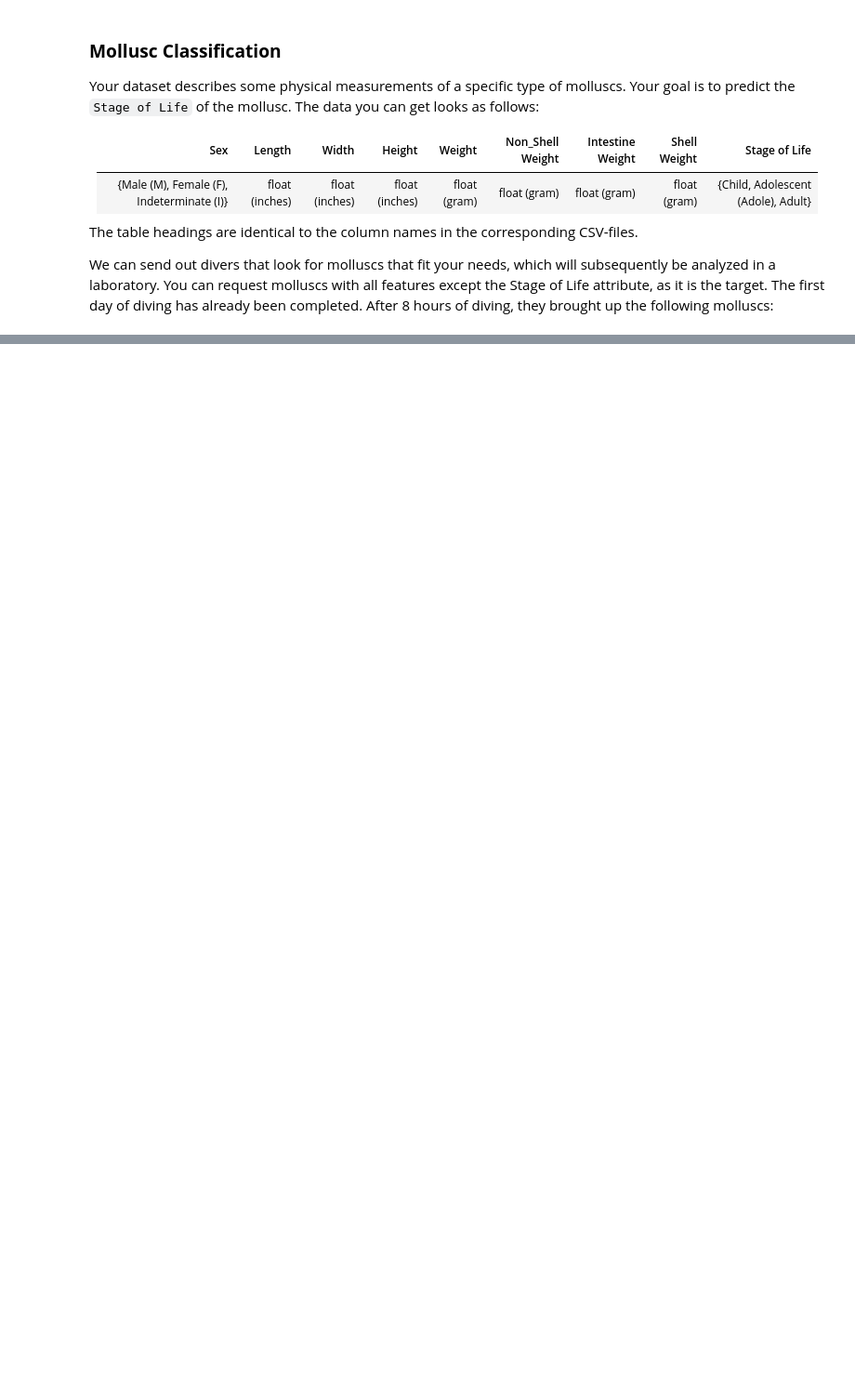
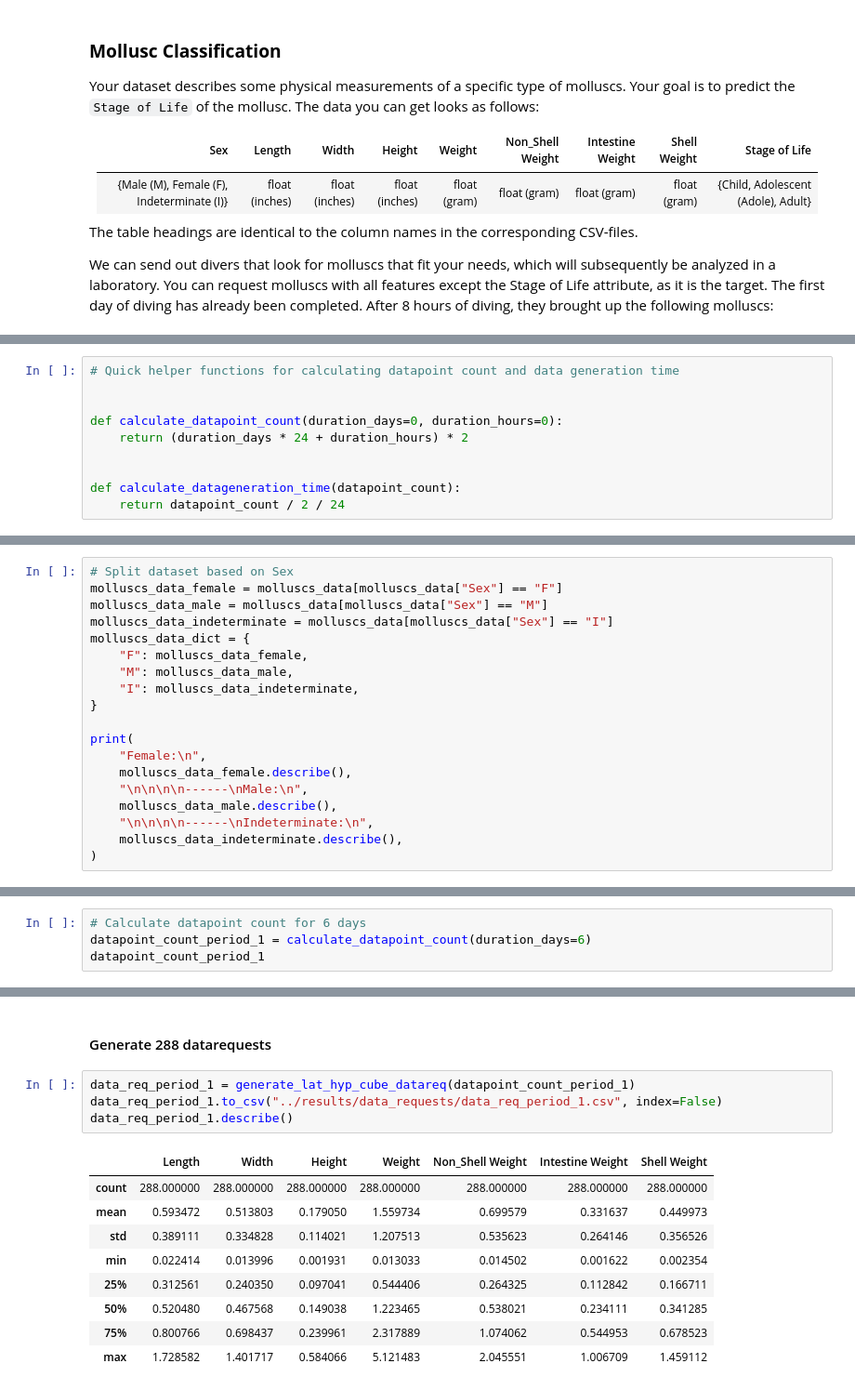
Before and after one commit to Liphip/e2ml, a Jupyter notebook: notebooks/13_final_exercise.ipynb, the cells around one changed output, grey strips where cells are left out. Shown at 93% size. Drawn from its saved outputs; the diff is of its cells as text; blank space fills up the shorter version.

```diff
--- a/notebooks/13_final_exercise.ipynb
+++ b/notebooks/13_final_exercise.ipynb
@@ -54,0 +54,10 @@ initial_molluscs_data
+# %%
+# Quick helper functions for calculating datapoint count and data generation time
+
+
+def calculate_datapoint_count(duration_days=0, duration_hours=0):
+    return (duration_days * 24 + duration_hours) * 2
+
+
+def calculate_datageneration_time(datapoint_count):
+    return datapoint_count / 2 / 24
@@ -54,0 +136,19 @@ initial_molluscs_data
+# %%
+# Split dataset based on Sex
+molluscs_data_female = molluscs_data[molluscs_data["Sex"] == "F"]
+molluscs_data_male = molluscs_data[molluscs_data["Sex"] == "M"]
+molluscs_data_indeterminate = molluscs_data[molluscs_data["Sex"] == "I"]
+molluscs_data_dict = {
+    "F": molluscs_data_female,
+    "M": molluscs_data_male,
+    "I": molluscs_data_indeterminate,
+}
+
+print(
+    "Female:\n",
+    molluscs_data_female.describe(),
+    "\n\n\n\n------\nMale:\n",
+    molluscs_data_male.describe(),
+    "\n\n\n\n------\nIndeterminate:\n",
+    molluscs_data_indeterminate.describe(),
+)
@@ -54,0 +233,4 @@ initial_molluscs_data
+# %%
+# Calculate datapoint count for 6 days
+datapoint_count_period_1 = calculate_datapoint_count(duration_days=6)
+datapoint_count_period_1
@@ -54,0 +316,16 @@ initial_molluscs_data
+# %% [markdown]
+#### Generate 288 datarequests
+# %%
+data_req_period_1 = generate_lat_hyp_cube_datareq(datapoint_count_period_1)
+data_req_period_1.to_csv("../results/data_requests/data_req_period_1.csv", index=False)
+data_req_period_1.describe()
+# %% [output]
+|  | Length | Width | Height | Weight | Non_Shell Weight | Intestine Weight | Shell Weight |
+| count | 288.000000 | 288.000000 | 288.000000 | 288.000000 | 288.000000 | 288.000000 | 288.000000 |
+| mean | 0.593472 | 0.513803 | 0.179050 | 1.559734 | 0.699579 | 0.331637 | 0.449973 |
+| std | 0.389111 | 0.334828 | 0.114021 | 1.207513 | 0.535623 | 0.264146 | 0.356526 |
+| min | 0.022414 | 0.013996 | 0.001931 | 0.013033 | 0.014502 | 0.001622 | 0.002354 |
+| 25% | 0.312561 | 0.240350 | 0.097041 | 0.544406 | 0.264325 | 0.112842 | 0.166711 |
+| 50% | 0.520480 | 0.467568 | 0.149038 | 1.223465 | 0.538021 | 0.234111 | 0.341285 |
+| 75% | 0.800766 | 0.698437 | 0.239961 | 2.317889 | 1.074062 | 0.544953 | 0.678523 |
+| max | 1.728582 | 1.401717 | 0.584066 | 5.121483 | 2.045551 | 1.006709 | 1.459112 |
```
Also changed, not shown: parts of 13 cells of this notebook, 1 other file.
